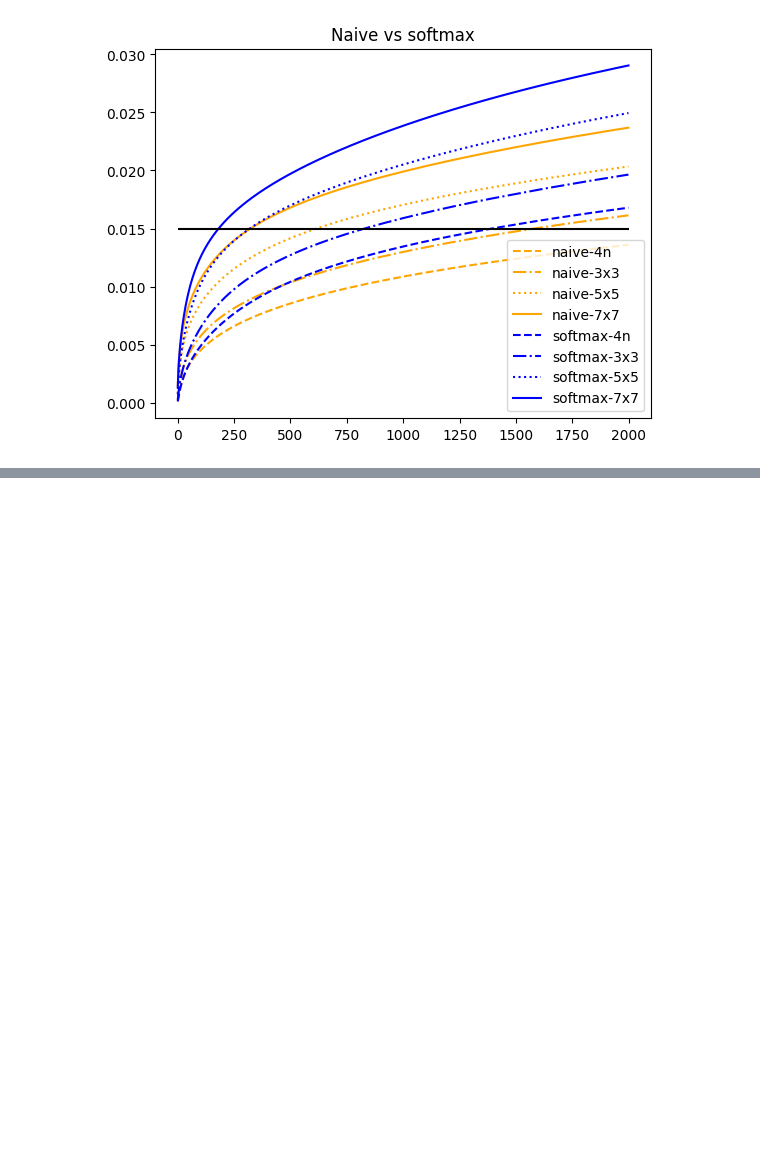
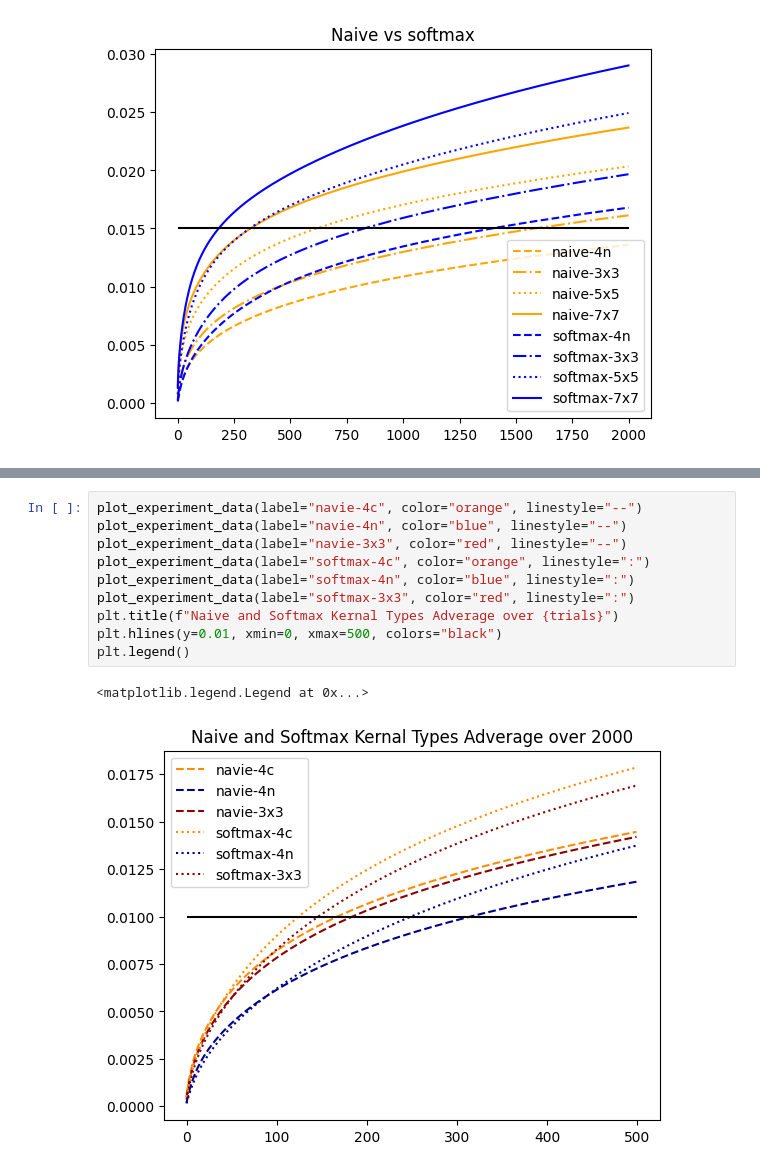
Before and after one commit to UCSD-E4E/depthwise_color_constancy, a Jupyter notebook: demo/nyc_process.ipynb, the cells around one changed output, grey strips where cells are left out. Saved outputs shown, nothing was run; the diff lists cells and outputs as text; blank space fills up the shorter version.

```diff
--- a/demo/nyc_process.ipynb
+++ b/demo/nyc_process.ipynb
@@ -245,0 +375,13 @@ True
+# %%
+plot_experiment_data(label="navie-4c", color="orange", linestyle="--")
+plot_experiment_data(label="navie-4n", color="blue", linestyle="--")
+plot_experiment_data(label="navie-3x3", color="red", linestyle="--")
+plot_experiment_data(label="softmax-4c", color="orange", linestyle=":")
+plot_experiment_data(label="softmax-4n", color="blue", linestyle=":")
+plot_experiment_data(label="softmax-3x3", color="red", linestyle=":")
+plt.title(f"Naive and Softmax Kernal Types Adverage over {trials}")
+plt.hlines(y=0.01, xmin=0, xmax=500, colors="black")
+plt.legend()
+# %% [output]
+<matplotlib.legend.Legend at 0x...>
+[figure, added]
```
Also changed, not shown: parts of 17 cells of this notebook, 1 other file.
